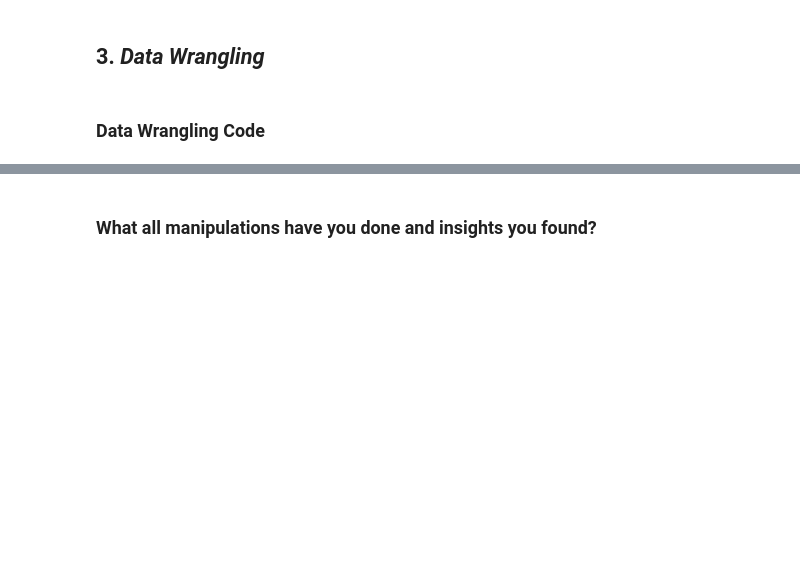
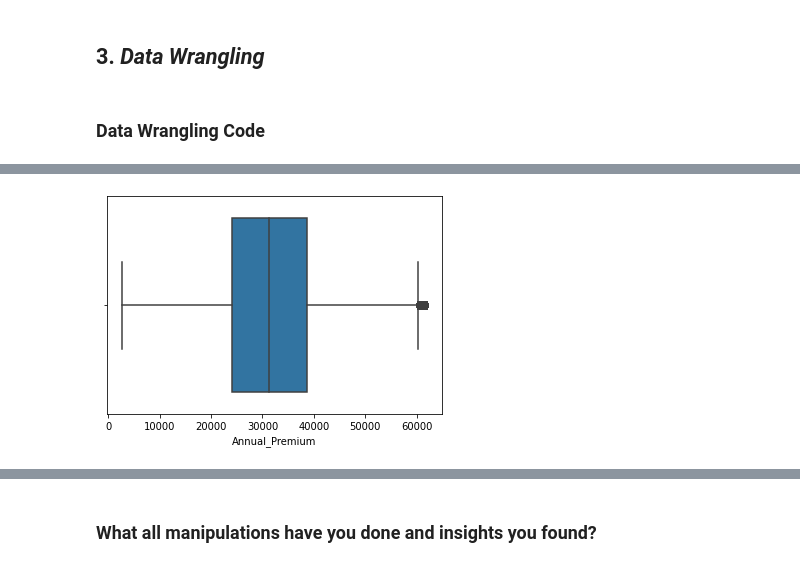
Before and after one commit to avigangarde/Cap-III-Health-Insurance-Cross-Sell-Prediction, a Jupyter notebook: Cap_III_Health_Insurance_Cross_sell_prediction_Avinash.ipynb, the cells around one changed output, grey strips where cells are left out. Drawn from its saved outputs; the diff is of its cells as text; code cells hidden in the pictures; blank space fills up the shorter version.

```diff
--- a/Cap_III_Health_Insurance_Cross_sell_prediction_Avinash.ipynb
+++ b/Cap_III_Health_Insurance_Cross_sell_prediction_Avinash.ipynb
@@ -295,0 +419,13 @@ Answer Here
+# %%
+# Replace the outliers with the median value.
+Q1 = df['Annual_Premium'].quantile(0.25)
+Q3 = df['Annual_Premium'].quantile(0.75)
+IQR = Q3 - Q1
+median = float(df['Annual_Premium'].median())
+df= df[~((df['Annual_Premium'] < (Q1 - 1.5 * IQR)) |(df['Annual_Premium'] > (Q3 + 1.5 * IQR)))].replace(median)
+# %%
+# lets check again the outliers present in our Annual_Premium column
+sns.boxplot(data=df,x='Annual_Premium')
+plt.show()
+# %% [output]
+[figure, added]
```
Also changed, not shown: parts of 103 cells of this notebook.
